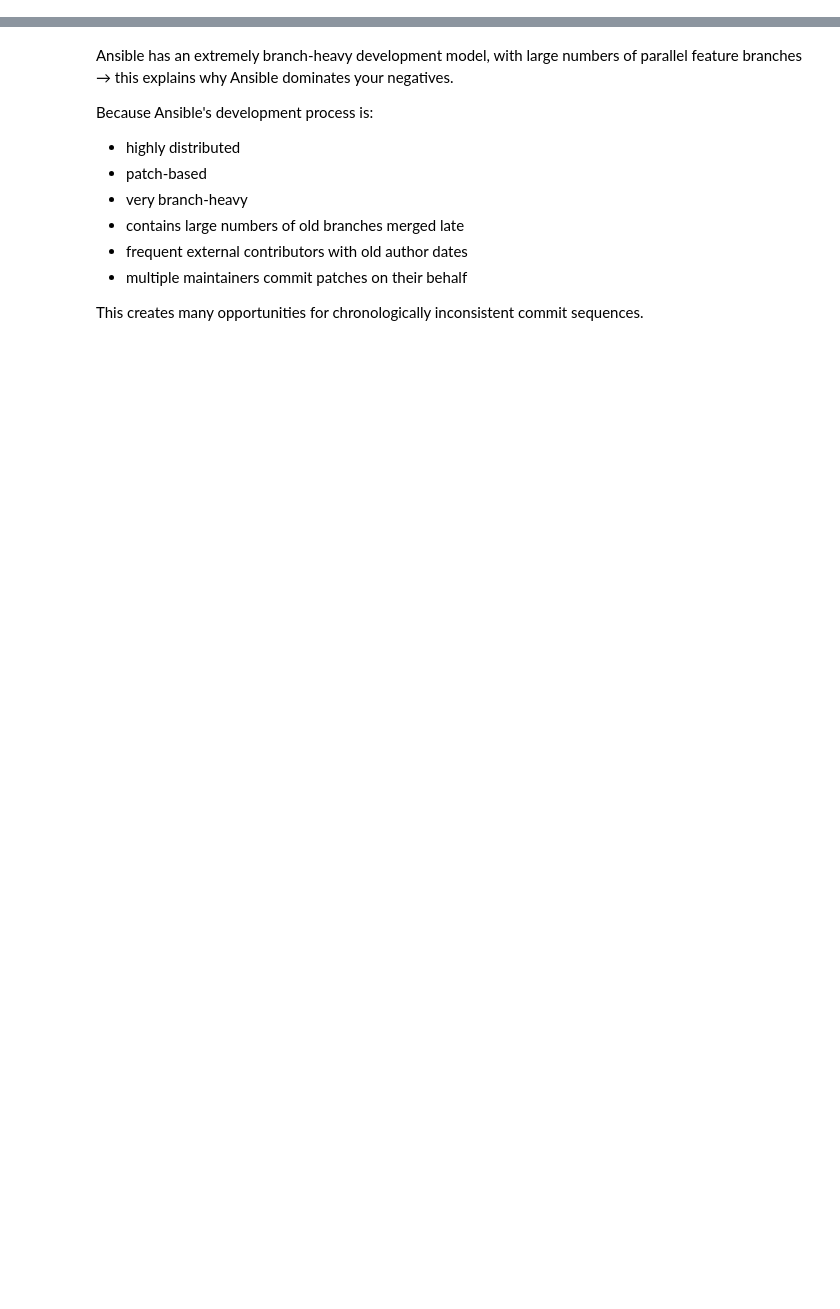
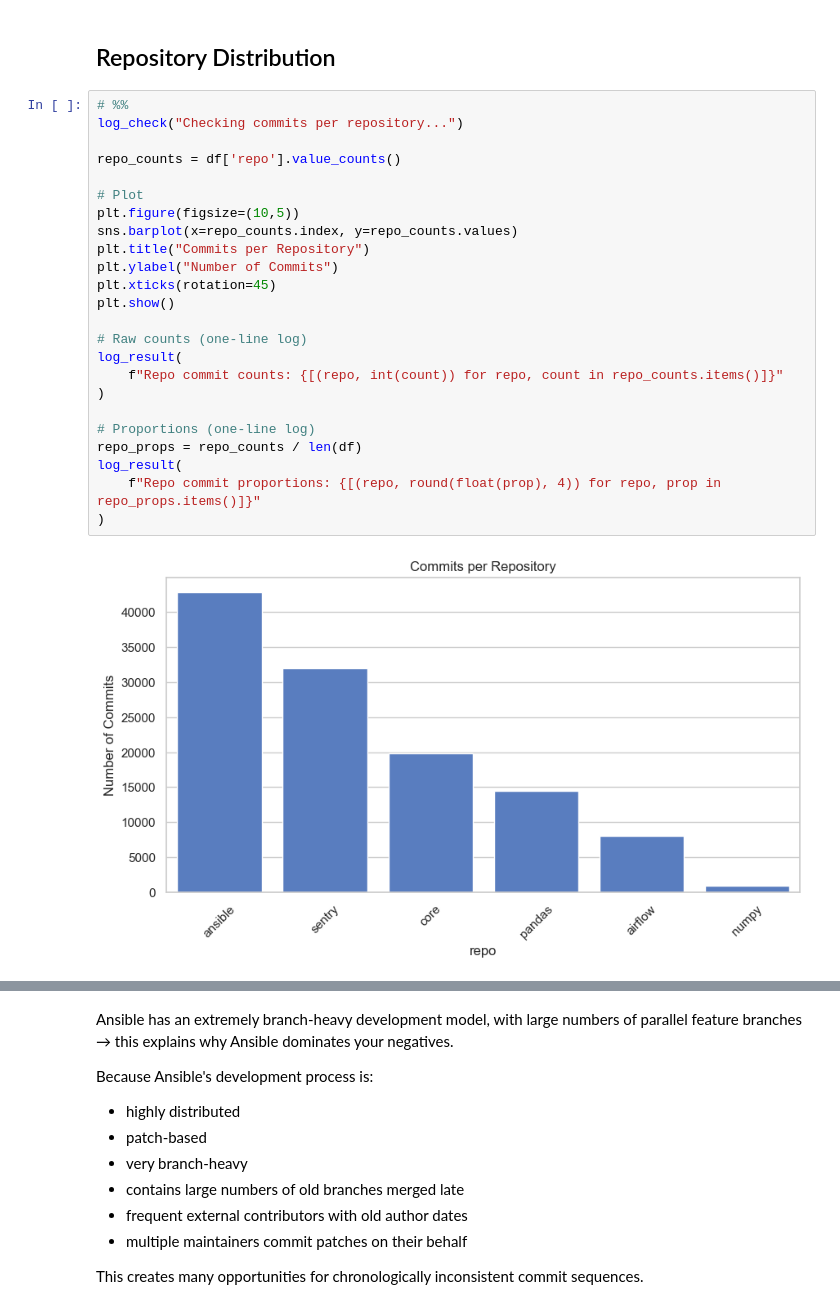
Before and after one commit to FilipMojto/DP_Thesis, a Jupyter notebook: notebooks/04_EDA.ipynb, the cells around one changed output, grey strips where cells are left out. Drawn from its saved outputs; the diff is of its cells as text; blank space fills up the shorter version.

```diff
--- a/notebooks/04_EDA.ipynb
+++ b/notebooks/04_EDA.ipynb
@@ -48,0 +147,28 @@ df[df['time_since_last_change'] < 0]['repo'].value_counts()
+# %% [markdown]
+## Repository Distribution
+# %%
+# %%
+log_check("Checking commits per repository...")
+
+repo_counts = df['repo'].value_counts()
+
+# Plot
+plt.figure(figsize=(10,5))
+sns.barplot(x=repo_counts.index, y=repo_counts.values)
+plt.title("Commits per Repository")
+plt.ylabel("Number of Commits")
+plt.xticks(rotation=45)
+plt.show()
+
+# Raw counts (one-line log)
+log_result(
+    f"Repo commit counts: {[(repo, int(count)) for repo, count in repo_counts.items()]}"
+)
+
+# Proportions (one-line log)
+repo_props = repo_counts / len(df)
+log_result(
+    f"Repo commit proportions: {[(repo, round(float(prop), 4)) for repo, prop in repo_props.items()]}"
+)
+# %% [output]
+[figure, added]
```
Also changed, not shown: parts of 54 cells of this notebook, 8 other files.
